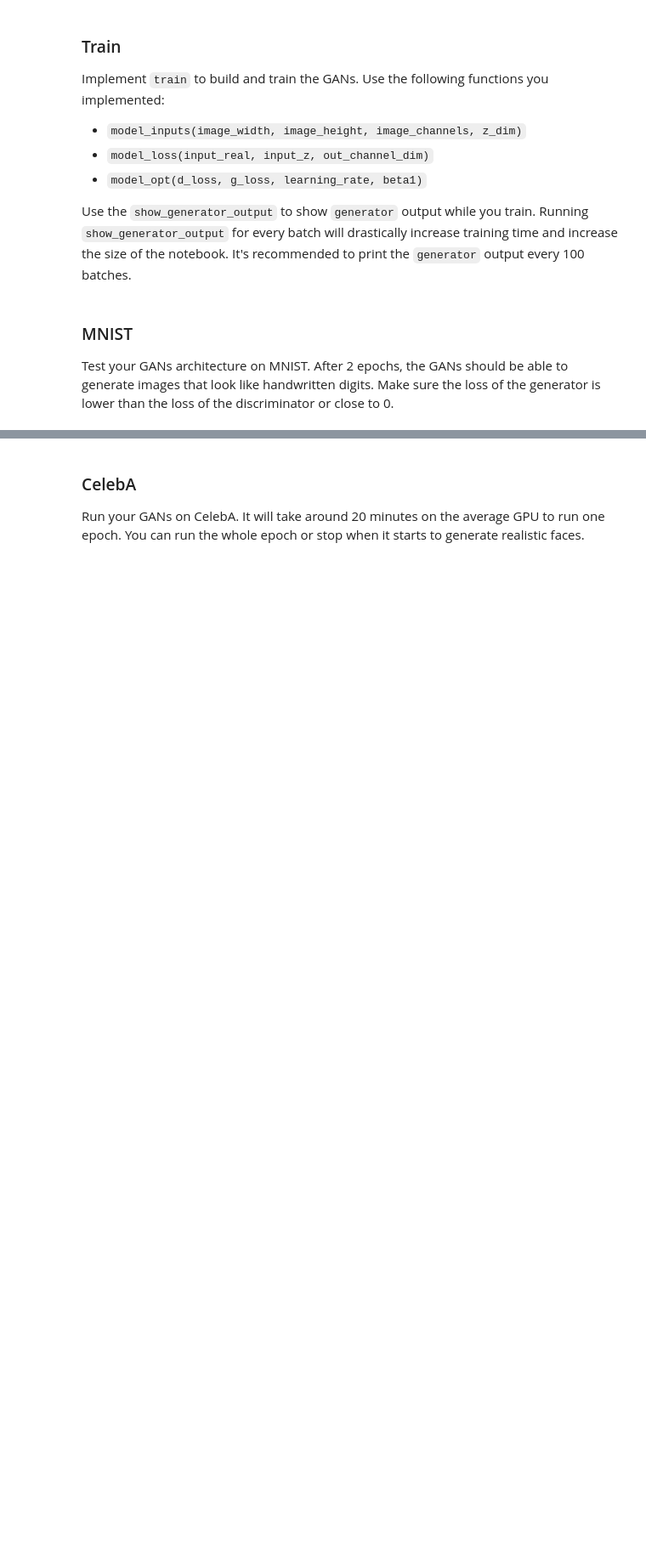
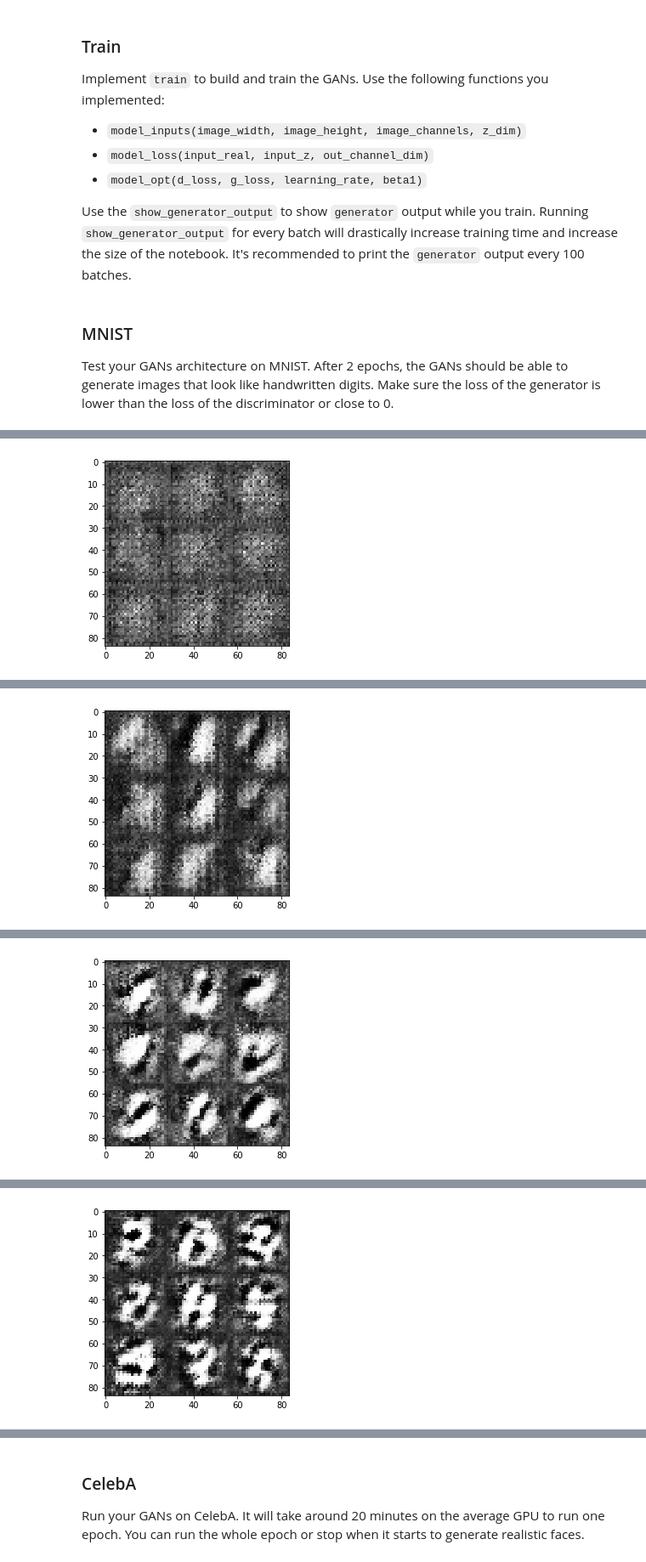
Before and after one commit to gro1m/generate_faces, a Jupyter notebook: dlnd_face_generation.ipynb, the cells around one changed output, grey strips where cells are left out. Shown at 85% size. Drawn from its saved outputs; the diff is of its cells as text; code cells hidden in the pictures; blank space fills up the shorter version.

```diff
--- a/dlnd_face_generation.ipynb
+++ b/dlnd_face_generation.ipynb
@@ -270,26 +321,24 @@ def model_loss(input_real, input_z, out_channel_dim):
     :return: A tuple of (discriminator loss, generator loss)
     """
     # TODO: Implement Function
-
-    d_logits_real, _ = discriminator(input_real, reuse = False)
-    generator_out    = generator(input_z, out_channel_dim, is_train = True)
-    d_logits_fake, _ = discriminator(generator_out, reuse = True)
-    g_logits         = generator(input_z, out_channel_dim, is_train = False)
+    generator_out             = generator(input_z, out_channel_dim, is_train = True)
+    d_logits_real, d_out_real = discriminator(input_real, reuse = False)
+    d_logits_fake, d_out_fake = discriminator(generator_out, reuse = True)
 
     d_loss_real      = tf.reduce_mean\
     (tf.nn.sigmoid_cross_entropy_with_logits\
-     (labels = tf.ones_like(d_logits_real), logits = d_logits_real, \
+     (labels = tf.ones_like(d_out_real), logits = d_logits_real, \
       name = 'd_loss_real'))
 
     d_loss_fake      = tf.reduce_mean\
     (tf.nn.sigmoid_cross_entropy_with_logits\
-     (labels = tf.zeros_like(d_logits_fake), logits = d_logits_fake, \
+     (labels = tf.zeros_like(d_out_fake), logits = d_logits_fake, \
       name = 'd_loss_fake'))
 
     d_loss           = d_loss_real + d_loss_fake
     g_loss           = tf.reduce_mean\
     (tf.nn.sigmoid_cross_entropy_with_logits\
-     (labels=tf.ones_like(g_logits), logits = g_logits, name = 'generator_loss'))
+     (labels=tf.ones_like(d_out_fake), logits = d_logits_fake, name = 'generator_loss'))
     return (d_loss, g_loss)
 
 """
@@ -316,10 +365,12 @@ def model_opt(d_loss, g_loss, learning_rate, beta1):
     d_var = [d for d in t_var if d.name.startswith("discriminator")]
     g_var = [g for g in t_var if g.name.startswith("generator")]
 
-    d_opt = tf.train.AdamOptimizer(learning_rate = learning_rate, beta1 = beta1)\
-    .minimize(d_loss, var_list = d_var)
-    g_opt = tf.train.AdamOptimizer(learning_rate = learning_rate, beta1 = beta1)\
-    .minimize(g_loss, var_list = g_var)
+    update_ops = tf.get_collection(tf.GraphKeys.UPDATE_OPS)
+    with tf.control_dependencies(update_ops):
+        d_opt = tf.train.AdamOptimizer(learning_rate = learning_rate, beta1 = beta1)\
+        .minimize(d_loss, var_list = d_var)
+        g_opt = tf.train.AdamOptimizer(learning_rate = learning_rate, beta1 = beta1)\
+        .minimize(g_loss, var_list = g_var)
     return (d_opt, g_opt)
 
 """
@@ -374,6 +418,7 @@ Implement `train` to build and train the GANs.  Use the following functions you
 
 Use the `show_generator_output` to show `generator` output while you train. Running `show_generator_output` for every batch will drastically increase training time and increase the size of the notebook.  It's recommended to print the `generator` output every 100 batches.
 # %%
+import scipy.stats as st
 def train(epoch_count, batch_size, z_dim,
           learning_rate, beta1, get_batches,
           data_shape, data_image_mode):
@@ -402,25 +447,32 @@ def train(epoch_count, batch_size, z_dim,
             for batch_images in get_batches(batch_size):
                 # TODO: Train Model
                 count += 1
+                mu, sigma = 0, 0.25
+                minval    = -0.5
+                maxval    =  0.5
+                rand_numbers = st.truncnorm.rvs((minval- mu)/sigma, (maxval-mu)/sigma,
+                                            loc = mu, scale = sigma, size = (batch_size, z_dim))
                 train_d_loss, train_g_loss, _, _, train_lr = \
                 sess.run([d_loss, g_loss, d_opt, g_opt, lr],
                          feed_dict = {im_real: batch_images,
-                                      in_z : np.random.rand(batch_size,\
-                                                              z_dim) - 0.5,
+                                      in_z   : rand_numbers,
                                       lr     : learning_rate})
                 #Print losses, optimizer, generator
                 if count % 200 == 0:
                     print('Summary at {} batches'.format(count))
                     print('discriminator model loss = {}'.format(train_d_loss))
                     print('generator model loss = {}'.format(train_g_loss))
+
+                    show_generator_output(sess, 9, in_z, data_shape[3], data_image_mode)
 # %% [markdown]
 ### MNIST
 Test your GANs architecture on MNIST.  After 2 epochs, the GANs should be able to generate images that look like handwritten digits.  Make sure the loss of the generator is lower than the loss of the discriminator or close to 0.
 # %%
-batch_size = 64#None
-z_dim = 100#None
-learning_rate = 0.02#None
-beta1 = 0.5#None
+%%time
+batch_size    = 128#128#None # 64
+z_dim         = 100#None
+learning_rate = 0.0001#None # 0.005, 0.01
+beta1         = 0.9#None
 
 
 """
@@ -442,0 +492 @@ generator model loss = 1.6072925745902467e-06
+[figure, added]
@@ -443,0 +496 @@ KeyboardInterrupt:
+[figure, added]
@@ -443,0 +500 @@ KeyboardInterrupt:
+[figure, added]
@@ -443,0 +504 @@ KeyboardInterrupt:
+[figure, added]
```
Also changed, not shown: parts of 8 cells of this notebook, 1 other file.
